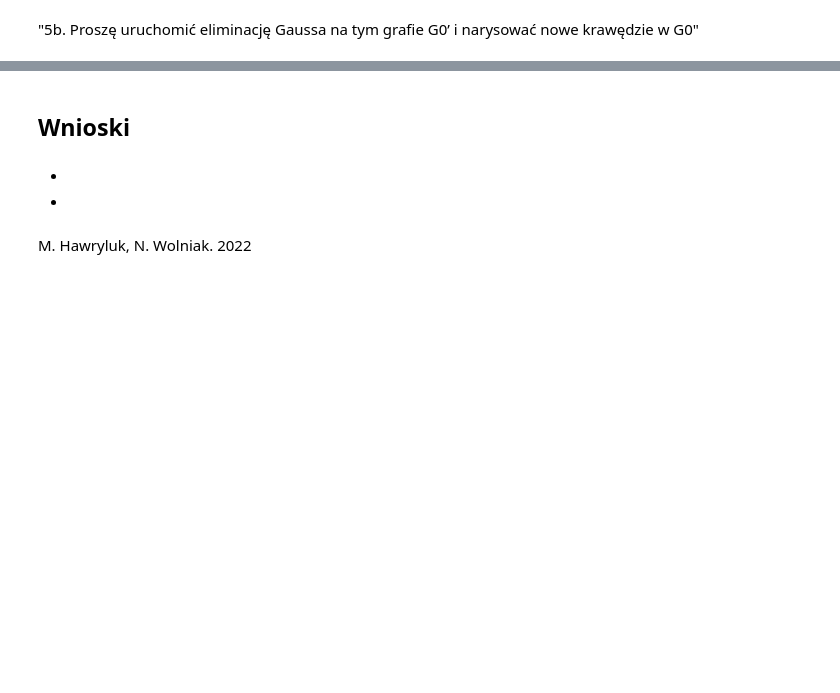
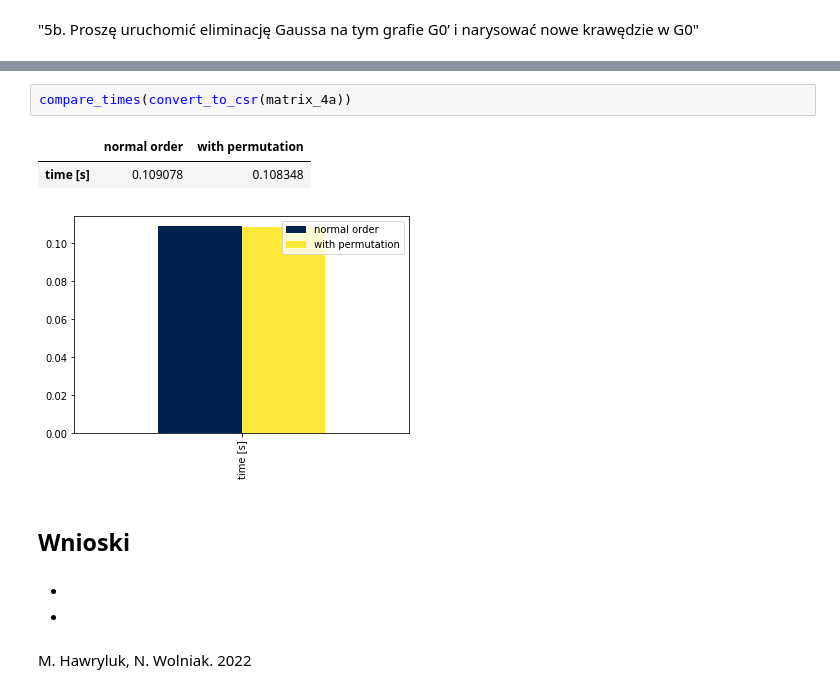
Before and after one commit to mhawryluk/matrix-algorithms, a Jupyter notebook: lab5/lab5.ipynb, the cells around one changed output, grey strips where cells are left out. Saved outputs shown, nothing was run; the diff lists cells and outputs as text; blank space fills up the shorter version.

```diff
--- a/lab5/lab5.ipynb
+++ b/lab5/lab5.ipynb
@@ -622,3 +213,9 @@ permutacji dla dużej macierzy (rozmiar > 100)"
+# %%
+compare_times(convert_to_csr(matrix_4a))
+# %% [output]
+|  | normal order | with permutation |
+| time [s] | 0.109078 | 0.108348 |
+[figure, added]
 # %% [markdown]
 ## Wnioski
 # %% [markdown]
```
Also changed, not shown: parts of 23 cells of this notebook, 2 other files.
